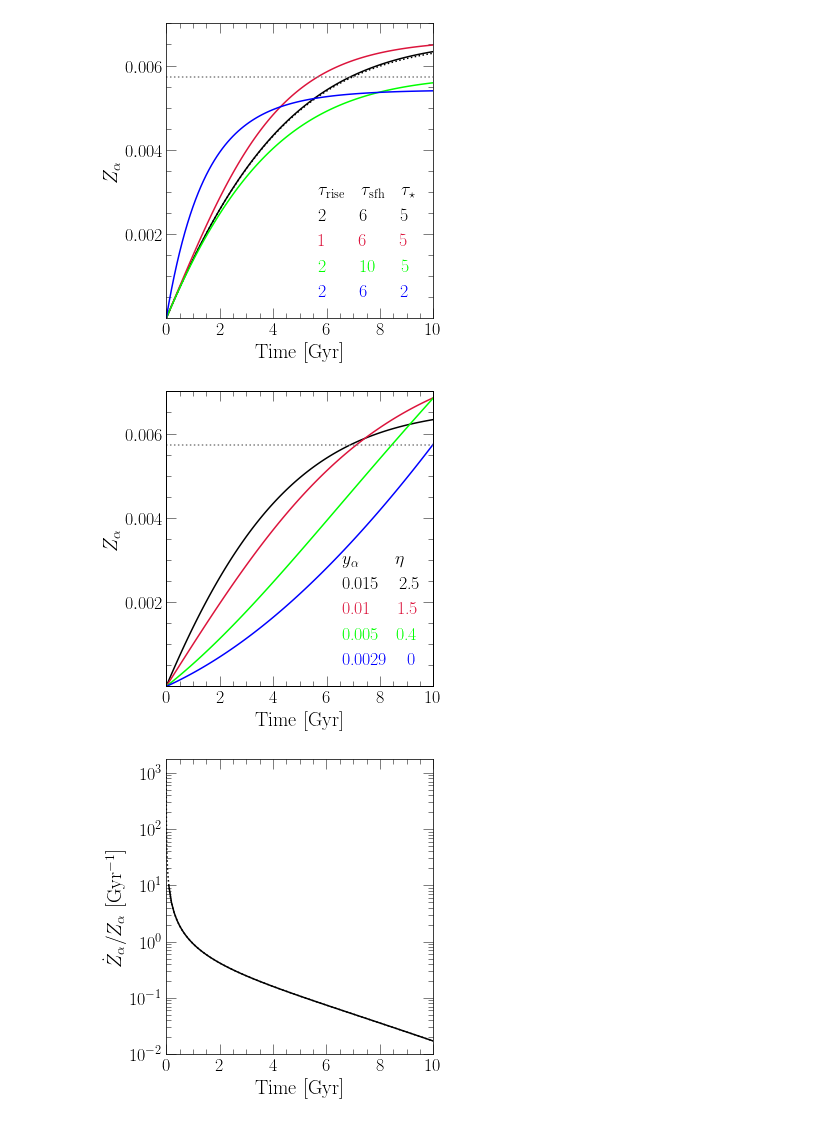
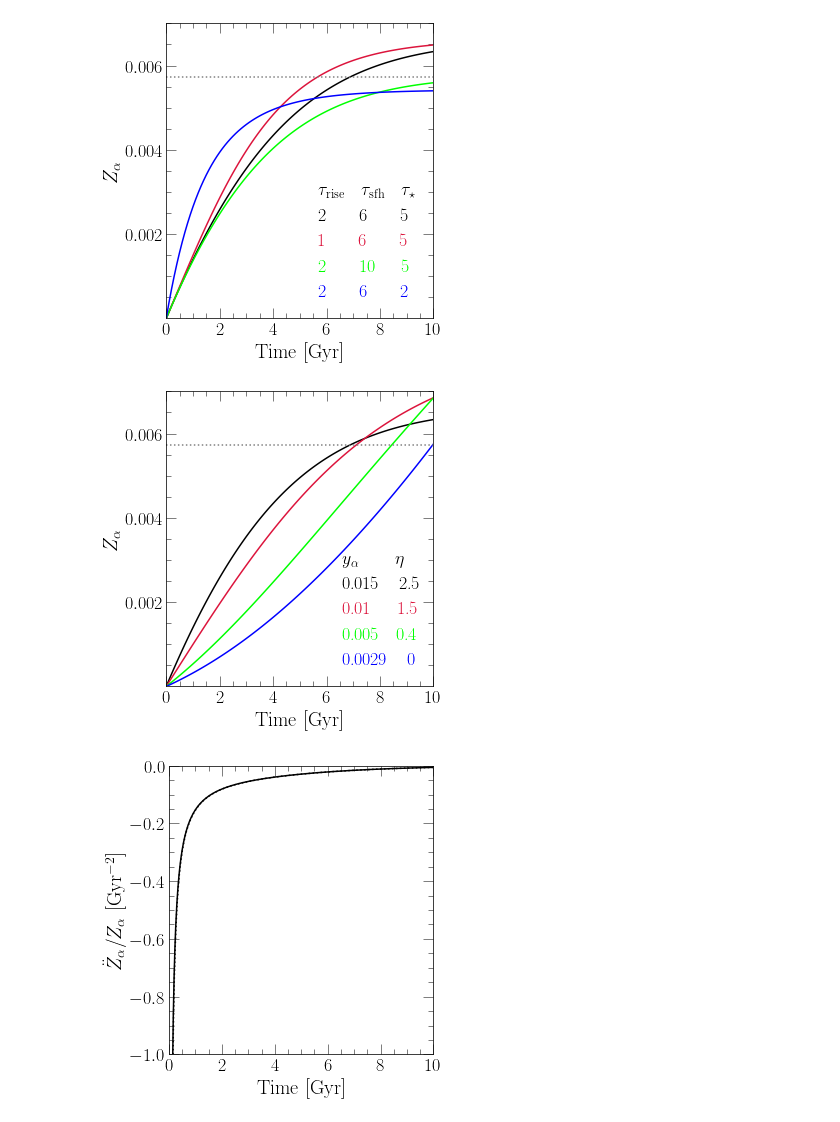
Before and after one commit to giganano/outflows, a Jupyter notebook: notebooks/onezone.ipynb, the cells around one changed output. Drawn from its saved outputs; the diff is of its cells as text; code cells hidden in the pictures.

```diff
--- a/notebooks/onezone.ipynb
+++ b/notebooks/onezone.ipynb
@@ -275,7 +267,8 @@ kwargs = {
 }
 ax.plot([-1, 0], [-1, 0], **kwargs)
 
-model = analytic_Zalpha()
+# model = analytic_Zalpha()
+model = analytic.Zalpha()
 
 benchmark = 0.015 / (1 + 2.5 - 0.4) # y / (1 + \eta - r)
 
@@ -322,33 +315,56 @@ plt.tight_layout()
 plt.savefig("../latex/onezone-mdfs/varyieldeta.pdf")
 plt.show()
 # %% [output]
-[figure, old version]
+[figure, new version]
 # %%
 fig = plt.figure()
 ax = fig.add_subplot(111)
 ax.set_xlabel("Time [Gyr]")
 ax.set_xlim([0, 10])
 ax.set_xticks(range(0, 11, 2))
-ax.set_ylabel(r"$\dot{Z}_\alpha / Z_\alpha$ [Gyr$^{-1}$]")
-ax.set_yscale("log")
+# ax.set_ylabel(r"$\dot{Z}_\alpha / Z_\alpha$ [Gyr$^{-1}$]")
+ax.set_ylabel(r"$\ddot{Z}_\alpha / Z_\alpha$ [Gyr$^{-2}$]")
+# ax.set_yscale("log")
+ax.set_ylim([-1, 0])
 
-model = analytic_Zdotalpha_on_Zalpha()
-xvals = np.linspace(0, 10, 101)
-yvals = [model(x) for x in xvals]
-kwargs = {'c': named_colors()["black"]}
+# model = analytic_Zdotalpha_on_Zalpha()
+# xvals = np.linspace(0, 10, 101)
+# yvals = [model(x) for x in xvals]
+# kwargs = {'c': named_colors()["black"]}
+# ax.plot(xvals, yvals, **kwargs)
+
+# model = analytic_Zalpha()
+# xvals = np.linspace(0, 10, 10001)
+# yvals = [model(x) for x in xvals]
+# dydt = [(a - b) / (xvals[1] - xvals[0]) for a, b in zip(yvals[1:], yvals[:-1])]
+# dyony = [a / b for a, b in zip(dydt, yvals)]
+# kwargs["linestyle"] = ':'
+# ax.plot(xvals[1:], dyony, **kwargs)
+
+Z = analytic.Zalpha()
+Zdot = analytic.Zdotalpha()
+Zdotdot = analytic.Zdotdotalpha()
+
+xvals = np.linspace(0, 10, 1001)
+Zvals = [Z(x) for x in xvals]
+Zdotvals = [Zdot(x) for x in xvals]
+Zdotdotvals = [Zdotdot(x) for x in xvals]
+# yvals = [a / b if b else float("nan") for a, b in zip(Zdotvals, Zvals)]
+yvals = [a / b if b else float("nan") for a, b in zip(Zdotdotvals, Zvals)]
+# print(yvals)
+kwargs = {"c": named_colors()["black"]}
 ax.plot(xvals, yvals, **kwargs)
+dt = xvals[1] - xvals[0]
+# Zdotvals = [(a - b) / dt for a, b in zip(Zvals[1:], Zvals[:-1])]
+Zdotdotvals = [(a - b) / dt for a, b in zip(Zdotvals[1:], Zdotvals[:-1])]
+# yvals = [a / b if b else float("nan") for a, b in zip(Zdotvals, Zvals)]
+yvals = [a / b if b else float("nan") for a, b in zip(Zdotdotvals, Zvals)]
 # print(yvals)
+kwargs["linestyle"] = ':'
+ax.plot(xvals[1:], yvals, **kwargs)
 
-model = analytic_Zalpha()
-xvals = np.linspace(0, 10, 10001)
-yvals = [model(x) for x in xvals]
-dydt = [(a - b) / (xvals[1] - xvals[0]) for a, b in zip(yvals[1:], yvals[:-1])]
-dyony = [a / b for a, b in zip(dydt, yvals)]
-kwargs["linestyle"] = ':'
-ax.plot(xvals[1:], dyony, **kwargs)
-# print(yvals)
 
 plt.tight_layout()
 plt.show()
 # %% [output]
-[figure, old version]
+[figure, new version]
```
Also changed, not shown: parts of 4 cells of this notebook, 6 other files.
